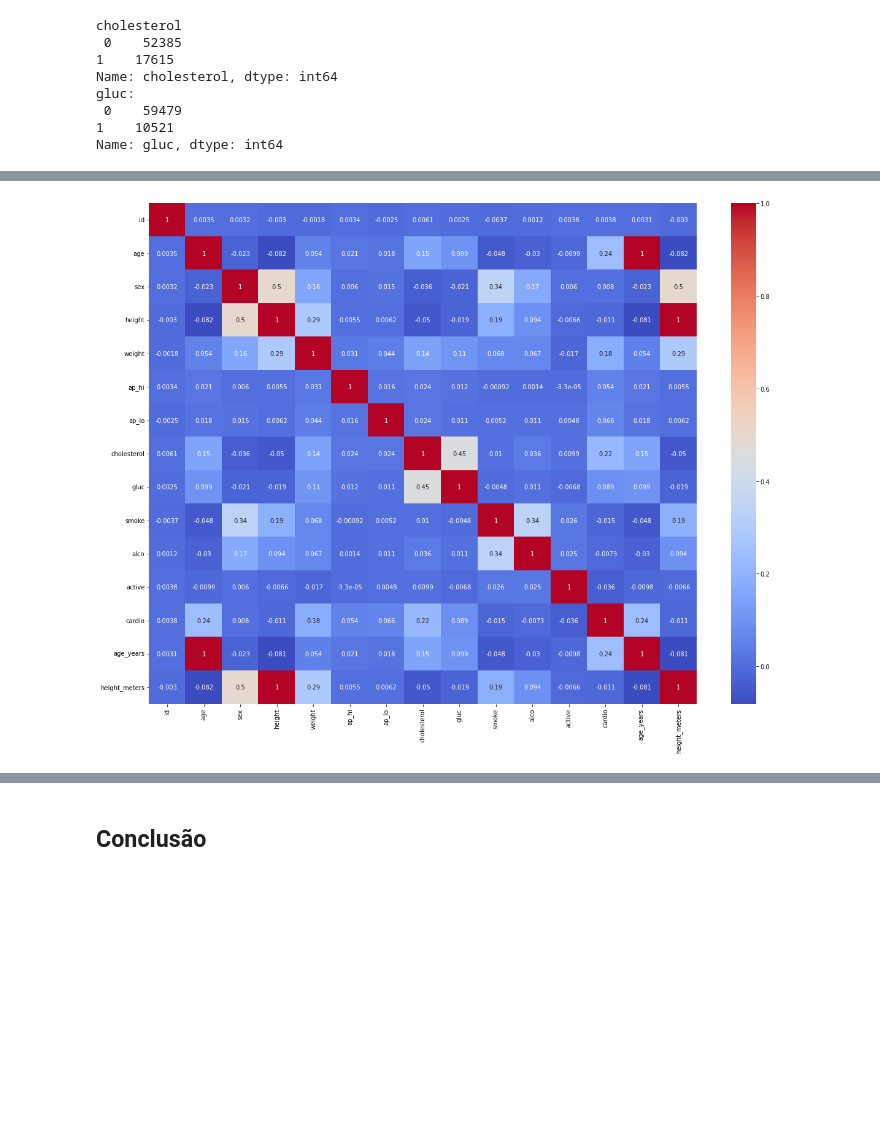
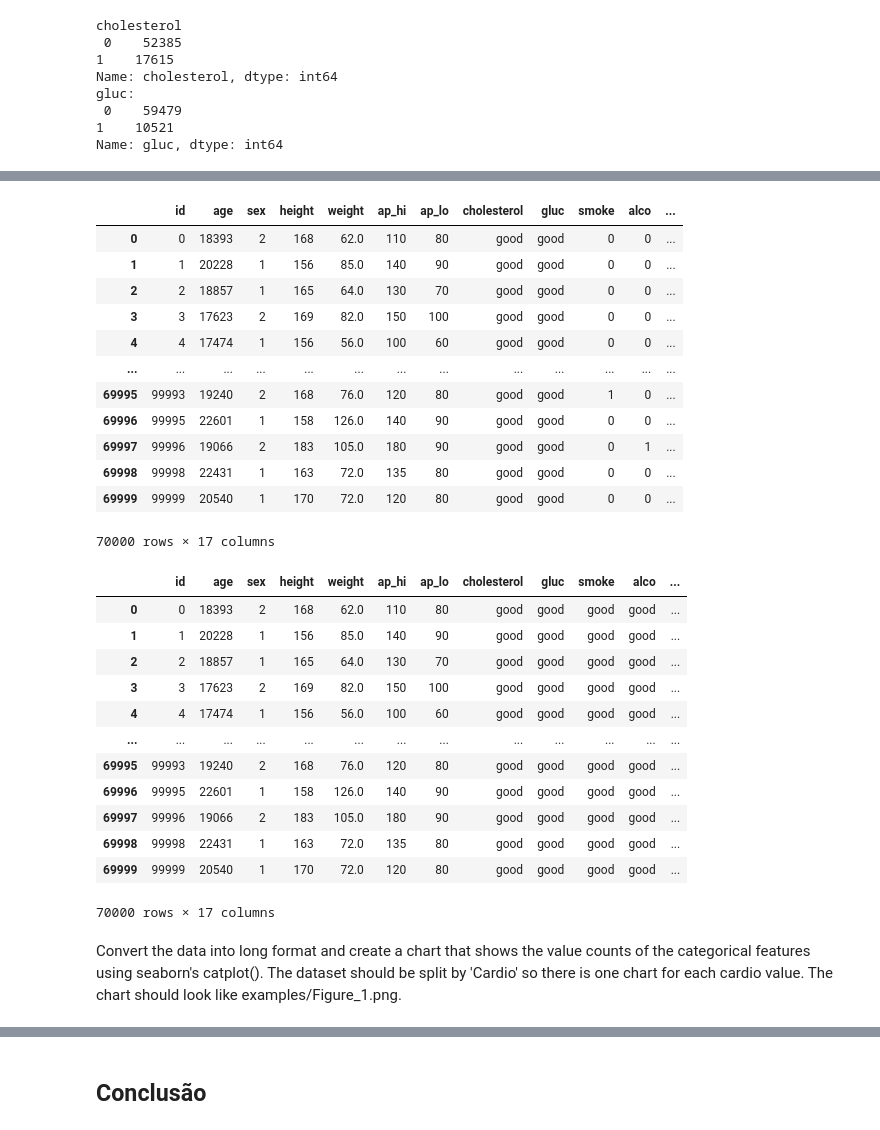
Before and after one commit to FranciniSantana/data-analysis-python-FreeCodeCamp, a Jupyter notebook: Projeto_Medical_Data_Visualizer.ipynb, the cells around one changed output, grey strips where cells are left out. Drawn from its saved outputs; the diff is of its cells as text; code cells hidden in the pictures; blank space fills up the shorter version.

```diff
--- a/Projeto_Medical_Data_Visualizer.ipynb
+++ b/Projeto_Medical_Data_Visualizer.ipynb
@@ -228,6 +230,17 @@ df.corr() # avaliando a correlação
-# %%
-plt.figure(figsize=(20,15))
-np.heatmap(df.corr(),annot=True,cmap='coolwarm')
-plt.show() #plotando um gráfico pra entender correlação
-# %% [output]
-[figure, removed]
+# %%
+df2[['cholesterol','gluc']] = np.where(df2[['cholesterol','gluc']] == 1,'bad','good')
+df2
+# %% [output]
+|  | id | age | sex | height | weight | ap_hi | ap_lo | cholesterol | gluc | smoke | alco | ... |
+| 0 | 0 | 18393 | 2 | 168 | 62.0 | 110 | 80 | good | good | 0 | 0 | ... |
+| 1 | 1 | 20228 | 1 | 156 | 85.0 | 140 | 90 | good | good | 0 | 0 | ... |
+| 2 | 2 | 18857 | 1 | 165 | 64.0 | 130 | 70 | good | good | 0 | 0 | ... |
+| 3 | 3 | 17623 | 2 | 169 | 82.0 | 150 | 100 | good | good | 0 | 0 | ... |
+| 4 | 4 | 17474 | 1 | 156 | 56.0 | 100 | 60 | good | good | 0 | 0 | ... |
+| ... | ... | ... | ... | ... | ... | ... | ... | ... | ... | ... | ... | ... |
+| 69995 | 99993 | 19240 | 2 | 168 | 76.0 | 120 | 80 | good | good | 1 | 0 | ... |
+| 69996 | 99995 | 22601 | 1 | 158 | 126.0 | 140 | 90 | good | good | 0 | 0 | ... |
+| 69997 | 99996 | 19066 | 2 | 183 | 105.0 | 180 | 90 | good | good | 0 | 1 | ... |
+| 69998 | 99998 | 22431 | 1 | 163 | 72.0 | 135 | 80 | good | good | 0 | 0 | ... |
+| 69999 | 99999 | 20540 | 1 | 170 | 72.0 | 120 | 80 | good | good | 0 | 0 | ... |
+70000 rows × 17 columns
@@ -233,0 +249,18 @@ plt.show() #plotando um gráfico pra entender correlação
+# %%
+df2
+# %% [output]
+|  | id | age | sex | height | weight | ap_hi | ap_lo | cholesterol | gluc | smoke | alco | ... |
+| 0 | 0 | 18393 | 2 | 168 | 62.0 | 110 | 80 | good | good | good | good | ... |
+| 1 | 1 | 20228 | 1 | 156 | 85.0 | 140 | 90 | good | good | good | good | ... |
+| 2 | 2 | 18857 | 1 | 165 | 64.0 | 130 | 70 | good | good | good | good | ... |
+| 3 | 3 | 17623 | 2 | 169 | 82.0 | 150 | 100 | good | good | good | good | ... |
+| 4 | 4 | 17474 | 1 | 156 | 56.0 | 100 | 60 | good | good | good | good | ... |
+| ... | ... | ... | ... | ... | ... | ... | ... | ... | ... | ... | ... | ... |
+| 69995 | 99993 | 19240 | 2 | 168 | 76.0 | 120 | 80 | good | good | good | good | ... |
+| 69996 | 99995 | 22601 | 1 | 158 | 126.0 | 140 | 90 | good | good | good | good | ... |
+| 69997 | 99996 | 19066 | 2 | 183 | 105.0 | 180 | 90 | good | good | good | good | ... |
+| 69998 | 99998 | 22431 | 1 | 163 | 72.0 | 135 | 80 | good | good | good | good | ... |
+| 69999 | 99999 | 20540 | 1 | 170 | 72.0 | 120 | 80 | good | good | good | good | ... |
+70000 rows × 17 columns
+# %% [markdown]
+Convert the data into long format and create a chart that shows the value counts of the categorical features using seaborn's catplot(). The dataset should be split by 'Cardio' so there is one chart for each cardio value. The chart should look like examples/Figure_1.png.
```
Also changed, not shown: parts of 9 cells of this notebook.
